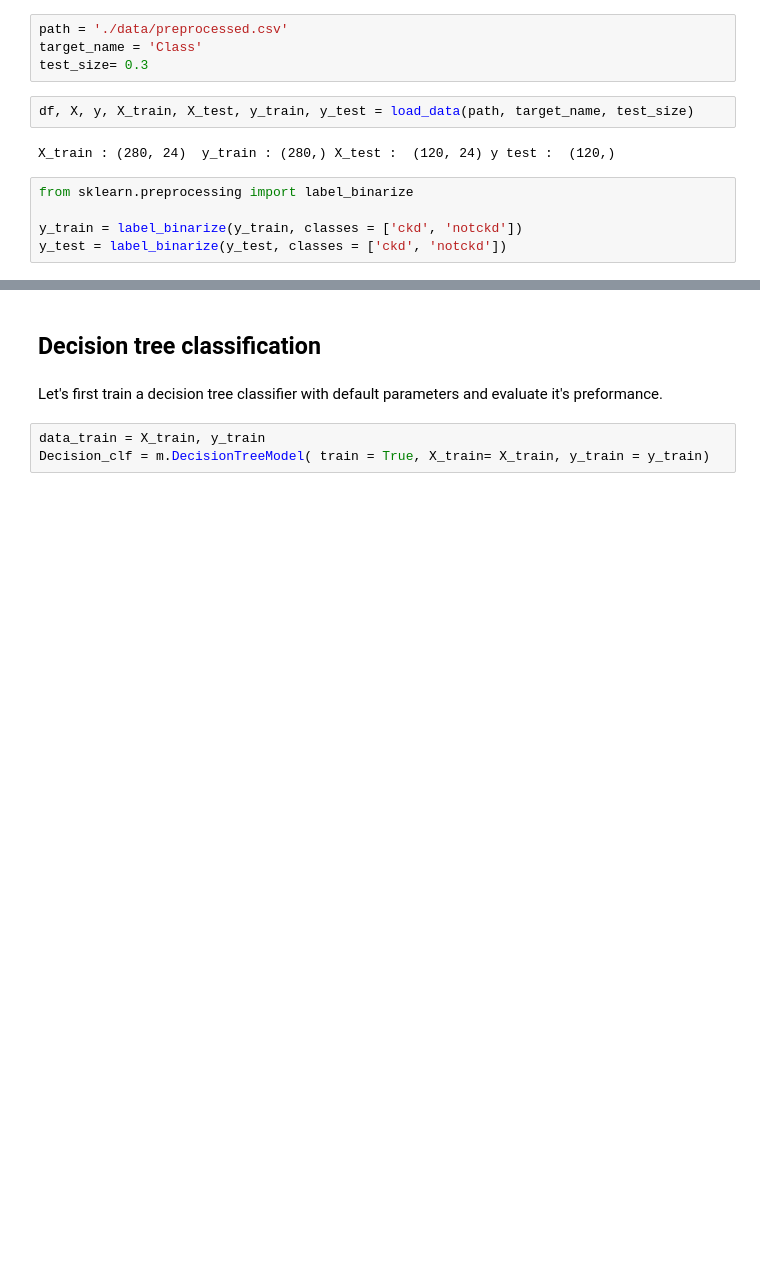
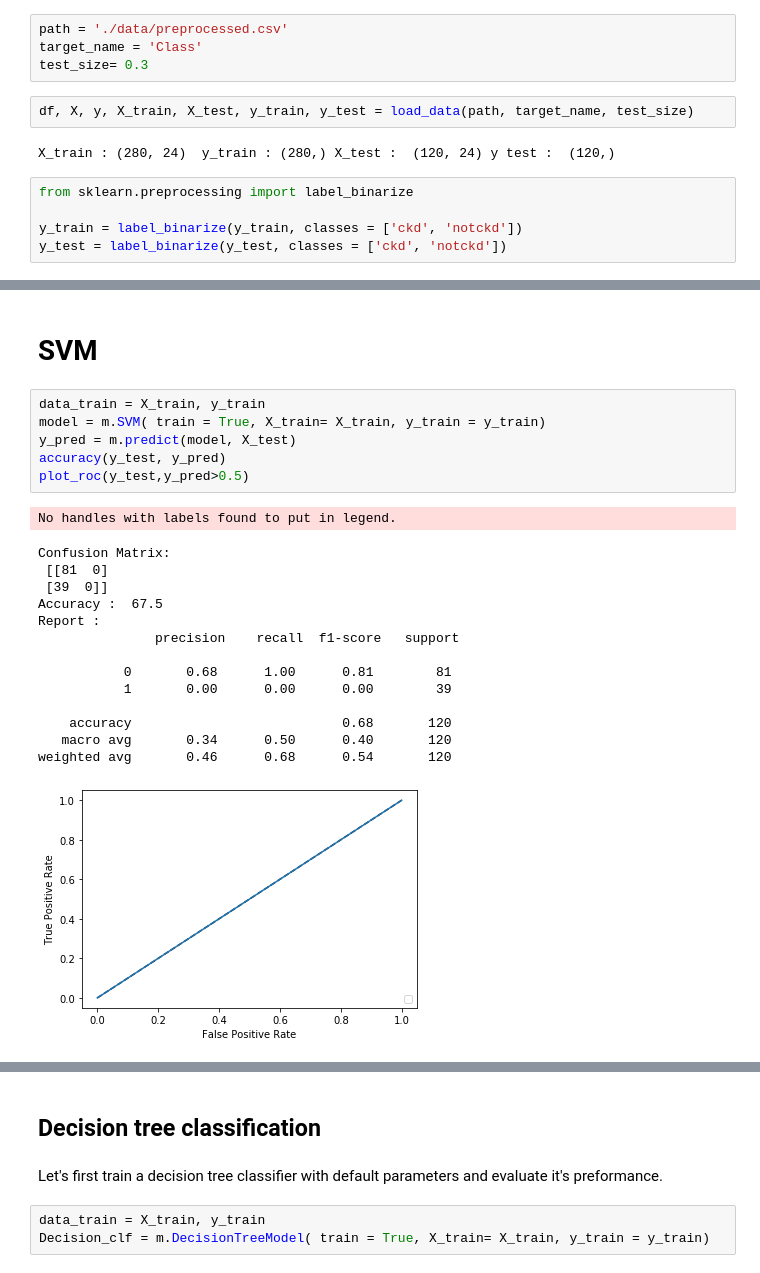
Before and after one commit to Ouasfi/Binary_classification, a Jupyter notebook: Classification.ipynb, the cells around one changed output, grey strips where cells are left out. Drawn from its saved outputs; the diff is of its cells as text; blank space fills up the shorter version.

```diff
--- a/Classification.ipynb
+++ b/Classification.ipynb
@@ -35,0 +115,24 @@ y_test = label_binarize(y_test, classes = ['ckd', 'notckd'])
+# %% [markdown]
+# SVM
+# %%
+data_train = X_train, y_train
+model = m.SVM( train = True, X_train= X_train, y_train = y_train)
+y_pred = m.predict(model, X_test)
+accuracy(y_test, y_pred)
+plot_roc(y_test,y_pred>0.5)
+# %% [output]
+No handles with labels found to put in legend.
+Confusion Matrix:
+ [[81  0]
+ [39  0]]
+Accuracy :  67.5
+Report :
+               precision    recall  f1-score   support
+
+           0       0.68      1.00      0.81        81
+           1       0.00      0.00      0.00        39
+
+    accuracy                           0.68       120
+   macro avg       0.34      0.50      0.40       120
+weighted avg       0.46      0.68      0.54       120
+[figure, added]
```
Also changed, not shown: parts of 12 cells of this notebook, 3 other files.
